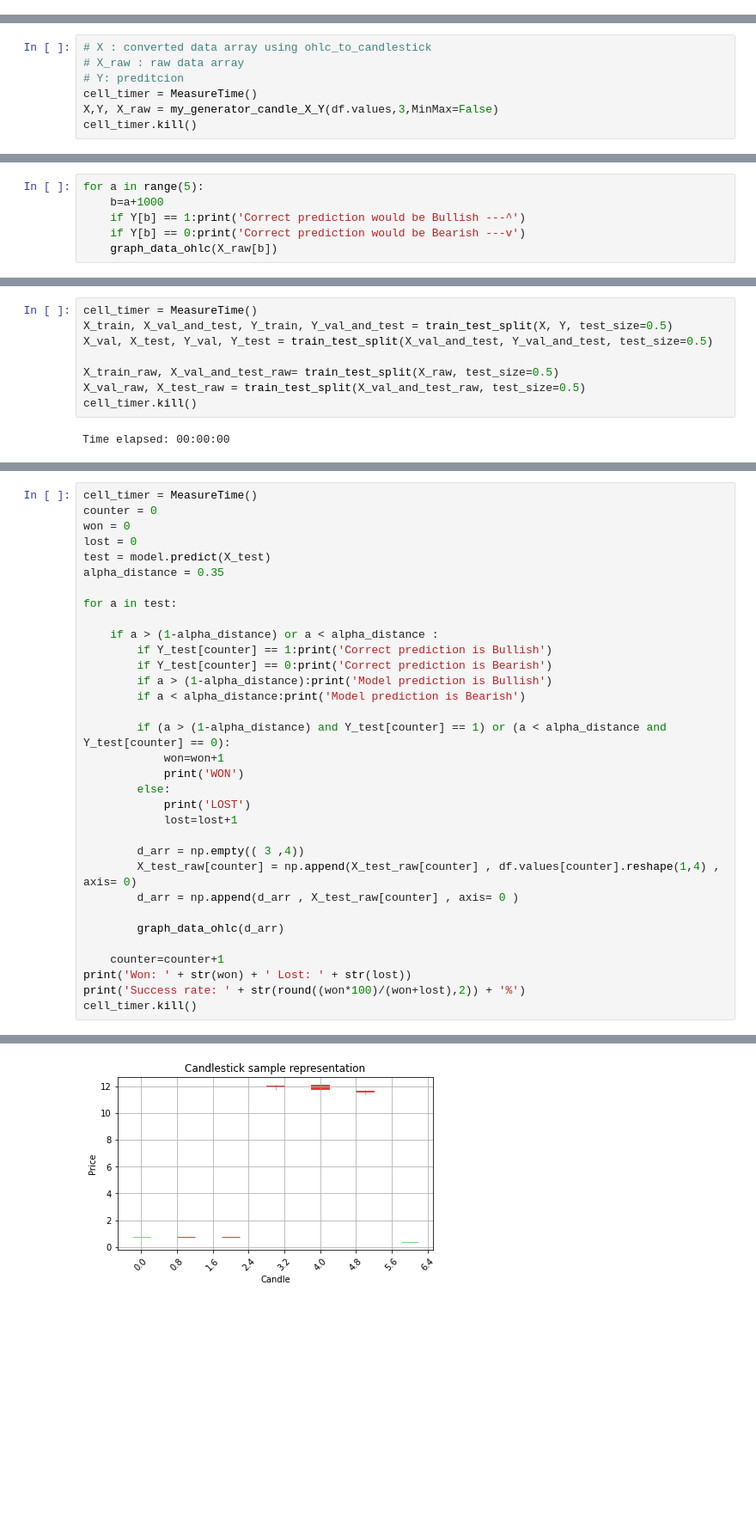
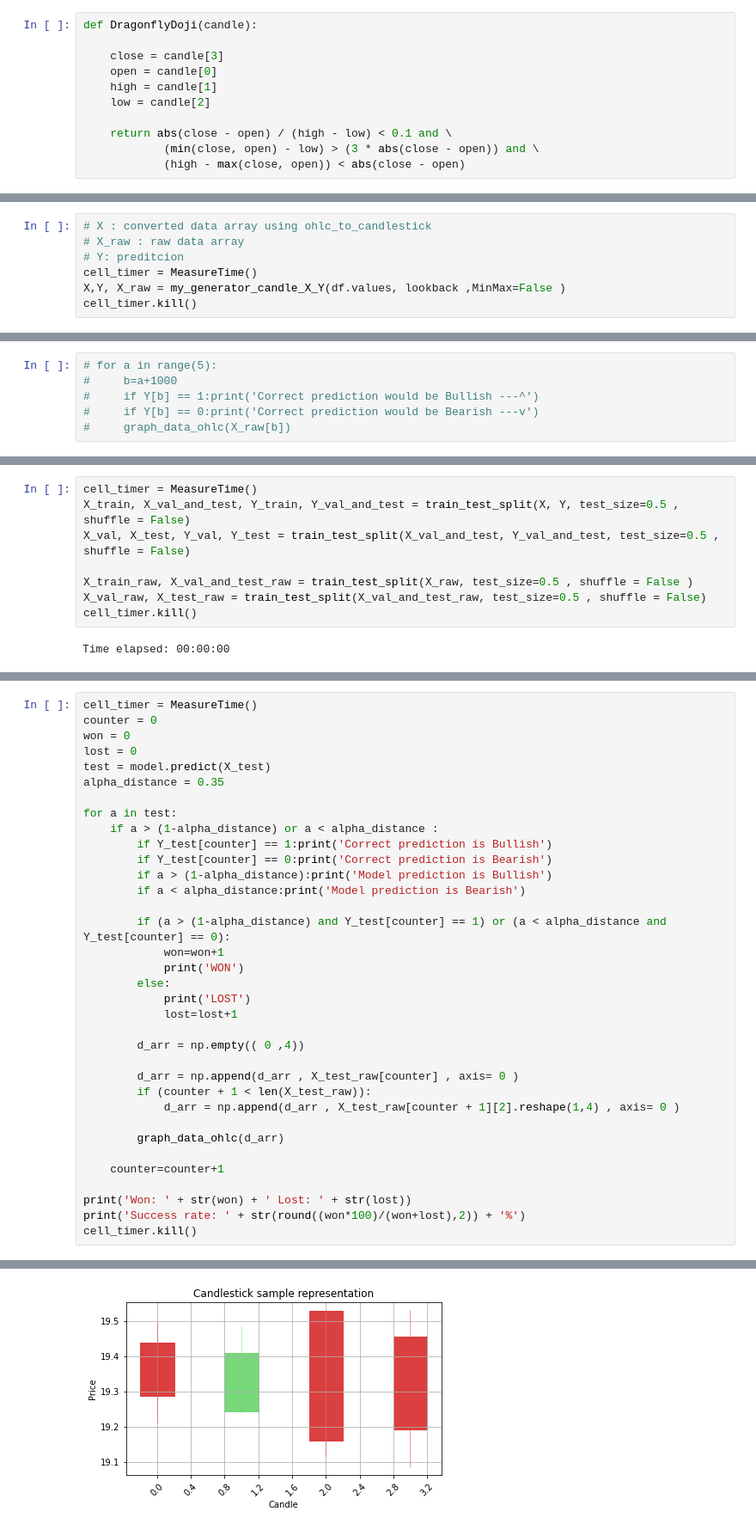
Before and after one commit to namnguyen21-f/Stock-Prediction-with-Machine-Learning, a Jupyter notebook: candle_pattern.ipynb, the cells around one changed output, grey strips where cells are left out. Shown at 86% size. Cells and saved outputs as stored; diff of their text form; blank space fills up the shorter version.

Commit message:
Add patter recognition like Evening Star or Bearish Engulfing
Choose the data that has finance pattern

```diff
--- a/candle_pattern.ipynb
+++ b/candle_pattern.ipynb
@@ -259 +303,12 @@ array([[[ 0. ,  0. , 44.7, 44.6],
+# %%
+def DragonflyDoji(candle):
+
+    close = candle[3]
+    open = candle[0]
+    high = candle[1]
+    low = candle[2]
+
+    return abs(close - open) / (high - low) < 0.1 and \
+            (min(close, open) - low) > (3 * abs(close - open)) and \
+            (high - max(close, open)) < abs(close - open)
 # %%
@@ -305,6 +369,6 @@ def my_generator_candle_X_Y(data,lookback,MinMax = False):
 # X_raw : raw data array
 # Y: preditcion
 cell_timer = MeasureTime()
-X,Y, X_raw = my_generator_candle_X_Y(df.values,3,MinMax=False)
+X,Y, X_raw = my_generator_candle_X_Y(df.values, lookback ,MinMax=False )
 cell_timer.kill()
 # %% [output]
@@ -340,6 +398,6 @@ Total: 8055
 # %%
-for a in range(5):
-    b=a+1000
-    if Y[b] == 1:print('Correct prediction would be Bullish ---^')
-    if Y[b] == 0:print('Correct prediction would be Bearish ---v')
-    graph_data_ohlc(X_raw[b])
+# for a in range(5):
+#     b=a+1000
+#     if Y[b] == 1:print('Correct prediction would be Bullish ---^')
+#     if Y[b] == 0:print('Correct prediction would be Bearish ---v')
+#     graph_data_ohlc(X_raw[b])
@@ -391,11 +438,11 @@ Non-trainable params: 0
 _________________________________________________________________
 # %%
 cell_timer = MeasureTime()
-X_train, X_val_and_test, Y_train, Y_val_and_test = train_test_split(X, Y, test_size=0.5)
-X_val, X_test, Y_val, Y_test = train_test_split(X_val_and_test, Y_val_and_test, test_size=0.5)
+X_train, X_val_and_test, Y_train, Y_val_and_test = train_test_split(X, Y, test_size=0.5 , shuffle = False)
+X_val, X_test, Y_val, Y_test = train_test_split(X_val_and_test, Y_val_and_test, test_size=0.5 , shuffle = False)
 
-X_train_raw, X_val_and_test_raw= train_test_split(X_raw, test_size=0.5)
-X_val_raw, X_test_raw = train_test_split(X_val_and_test_raw, test_size=0.5)
+X_train_raw, X_val_and_test_raw = train_test_split(X_raw, test_size=0.5 , shuffle = False )
+X_val_raw, X_test_raw = train_test_split(X_val_and_test_raw, test_size=0.5 , shuffle = False)
 cell_timer.kill()
 # %% [output]
 Time elapsed: 00:00:00
@@ -480,7 +519,6 @@ test = model.predict(X_test)
 alpha_distance = 0.35
 
 for a in test:
-
     if a > (1-alpha_distance) or a < alpha_distance :
         if Y_test[counter] == 1:print('Correct prediction is Bullish')
         if Y_test[counter] == 0:print('Correct prediction is Bearish')
@@ -494,13 +532,16 @@ for a in test:
             print('LOST')
             lost=lost+1
 
-        d_arr = np.empty(( 3 ,4))
-        X_test_raw[counter] = np.append(X_test_raw[counter] , df.values[counter].reshape(1,4) , axis= 0)
+        d_arr = np.empty(( 0 ,4))
+
         d_arr = np.append(d_arr , X_test_raw[counter] , axis= 0 )
+        if (counter + 1 < len(X_test_raw)):
+            d_arr = np.append(d_arr , X_test_raw[counter + 1][2].reshape(1,4) , axis= 0 )
 
         graph_data_ohlc(d_arr)
 
     counter=counter+1
+
 print('Won: ' + str(won) + ' Lost: ' + str(lost))
 print('Success rate: ' + str(round((won*100)/(won+lost),2)) + '%')
 cell_timer.kill()
@@ -516,4 +557,4 @@ WON
 Correct prediction is Bearish
 Model prediction is Bullish
 LOST
-[figure, old version]
+[figure, new version]
```
Also changed, not shown: parts of 30 cells of this notebook, 1 other file.
